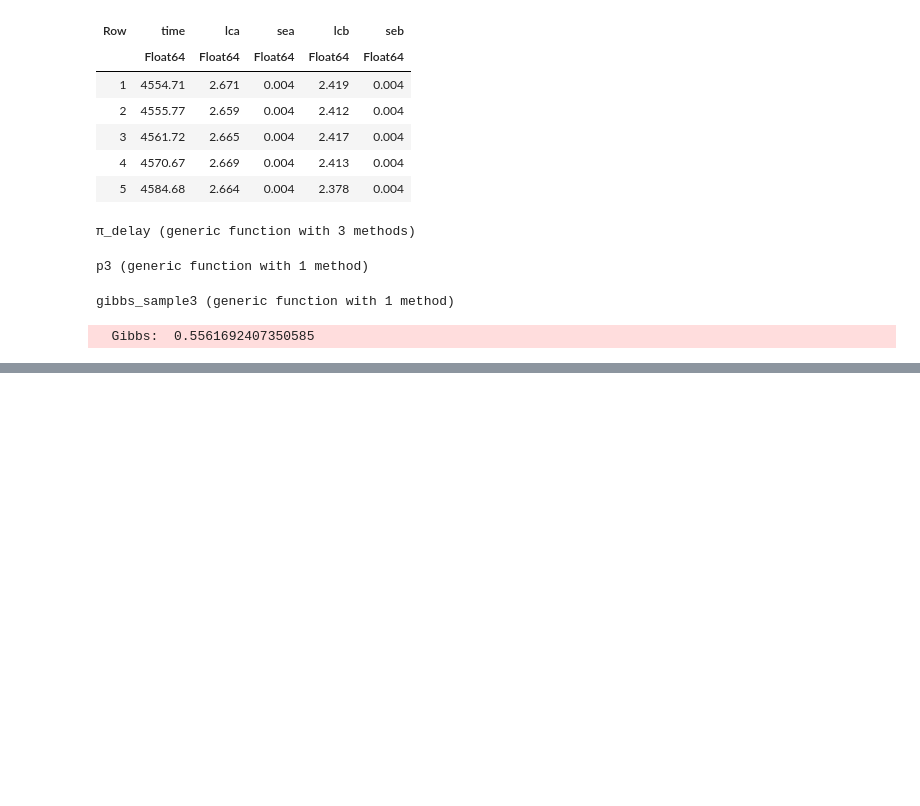
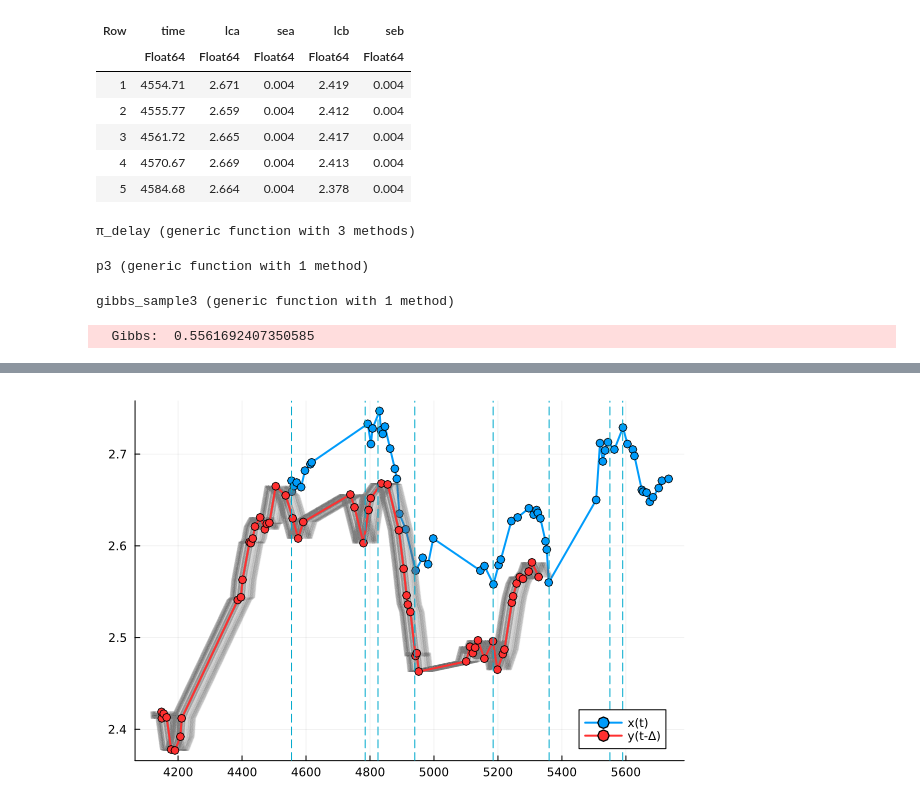
Before and after one commit to sidv23/haram, a Jupyter notebook: notebooks/astro.ipynb, the cells around one changed output, grey strips where cells are left out. Drawn from its saved outputs; the diff is of its cells as text; code cells hidden in the pictures; blank space fills up the shorter version.

```diff
--- a/notebooks/astro.ipynb
+++ b/notebooks/astro.ipynb
@@ -198,9 +201,11 @@ plot(histogram(θ[1], bins=100), histogram(θ[2], bins=100), layout=(2, 1), size
 # %%
 plt = plot(df.time, df.lca, marker=:o, label="x(t)", lw=2)
-for i in sample(eachindex(θ[1]), 200)
-    plt = plot(plt, df.time .- θ[1][i], df.lcb, label="", lw=2, la=0.05, c=:grey)
+for i in sample(eachindex(θ[1]), 1000)
+    plt = plot(plt, df.time .- θ[1][i], df.lcb, label="", lw=1, la=0.02, c=:grey)
 end
 plt = plot(plt, df.time .- mean(θ[1]), df.lcb, marker=:o, label="y(t-Δ)", c=:firebrick1, lw=2)
-vline!([minimum(df.time), 4825, 4940, 5185, 5360, 5550, 5590], label="", legend=:bottomright, ls=:dash)
+vline!([minimum(df.time), 4785, 4825, 4940, 5185, 5360, 5550, 5590], label="", legend=:bottomright, ls=:dash)
 
 plt
+# %% [output]
+[figure, added]
```
Also changed, not shown: parts of 2 cells of this notebook.
